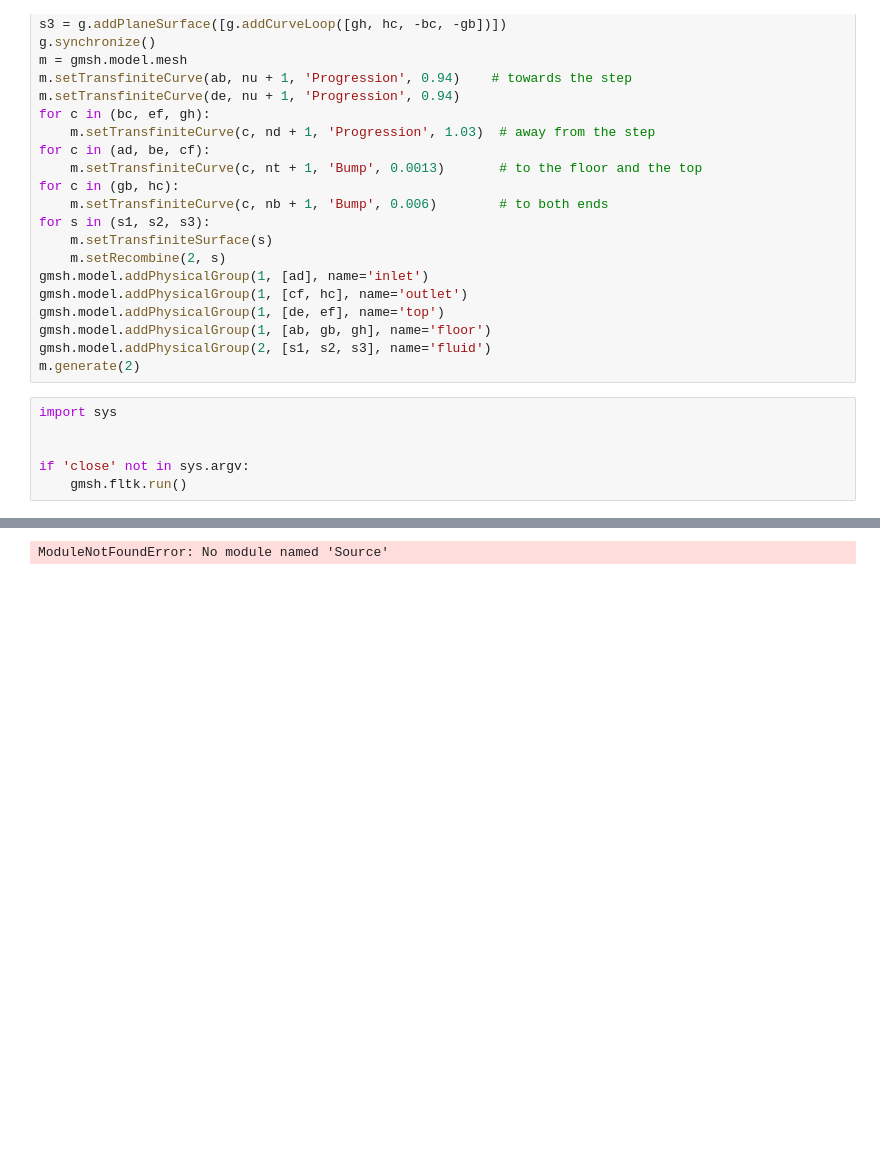
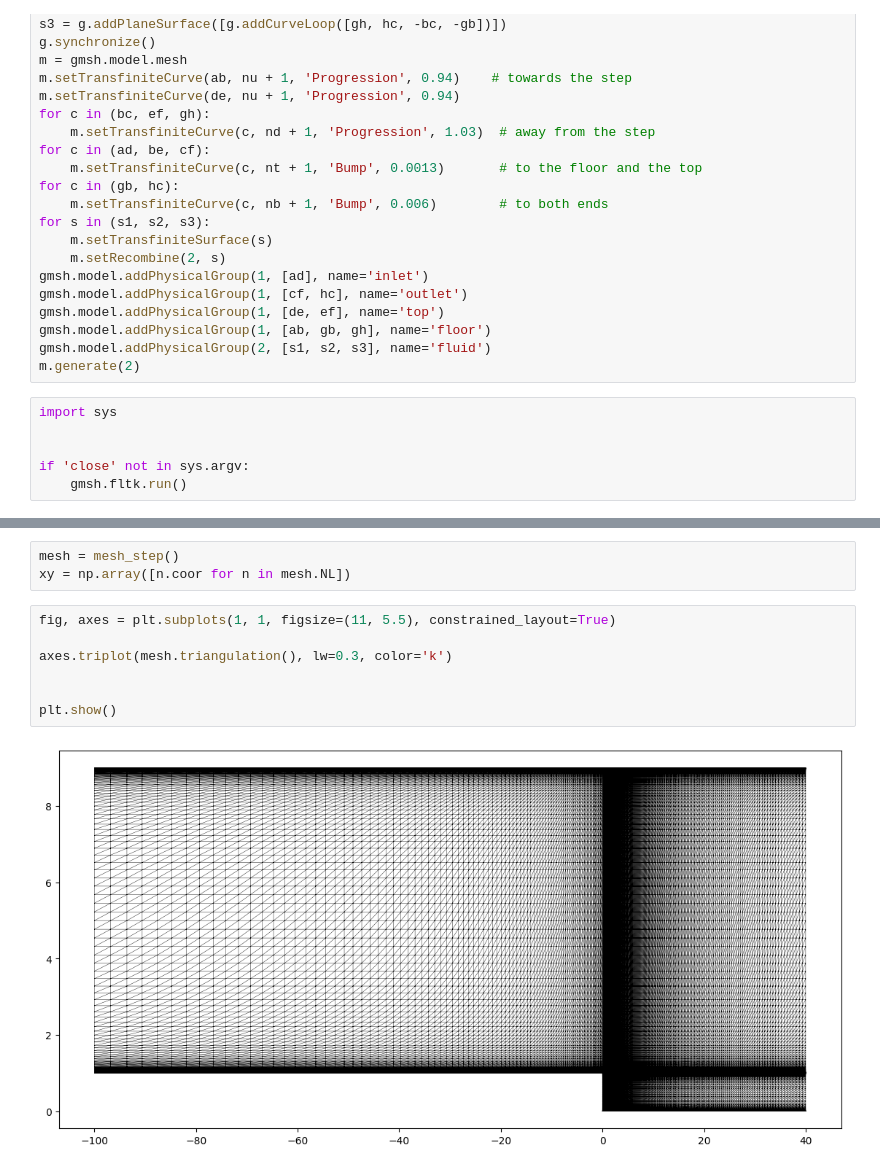
Before and after one commit to eacanoz/FEM-sim, a Jupyter notebook: Turbulent Backstep.ipynb, the cells around one changed output, grey strips where cells are left out. Cells and saved outputs as stored; diff of their text form; blank space fills up the shorter version.

```diff
--- a/Turbulent Backstep.ipynb
+++ b/Turbulent Backstep.ipynb
@@ -82,3 +114,12 @@ if 'close' not in sys.argv:
 # %%
+mesh = mesh_step()
+xy = np.array([n.coor for n in mesh.NL])
-# %% [output]
-ModuleNotFoundError: No module named 'Source'
+# %%
+fig, axes = plt.subplots(1, 1, figsize=(11, 5.5), constrained_layout=True)
+
+axes.triplot(mesh.triangulation(), lw=0.3, color='k')
+
+
+plt.show()
+# %% [output]
+[figure, added]
```
Also changed, not shown: parts of 3 cells of this notebook, 12 other files.
